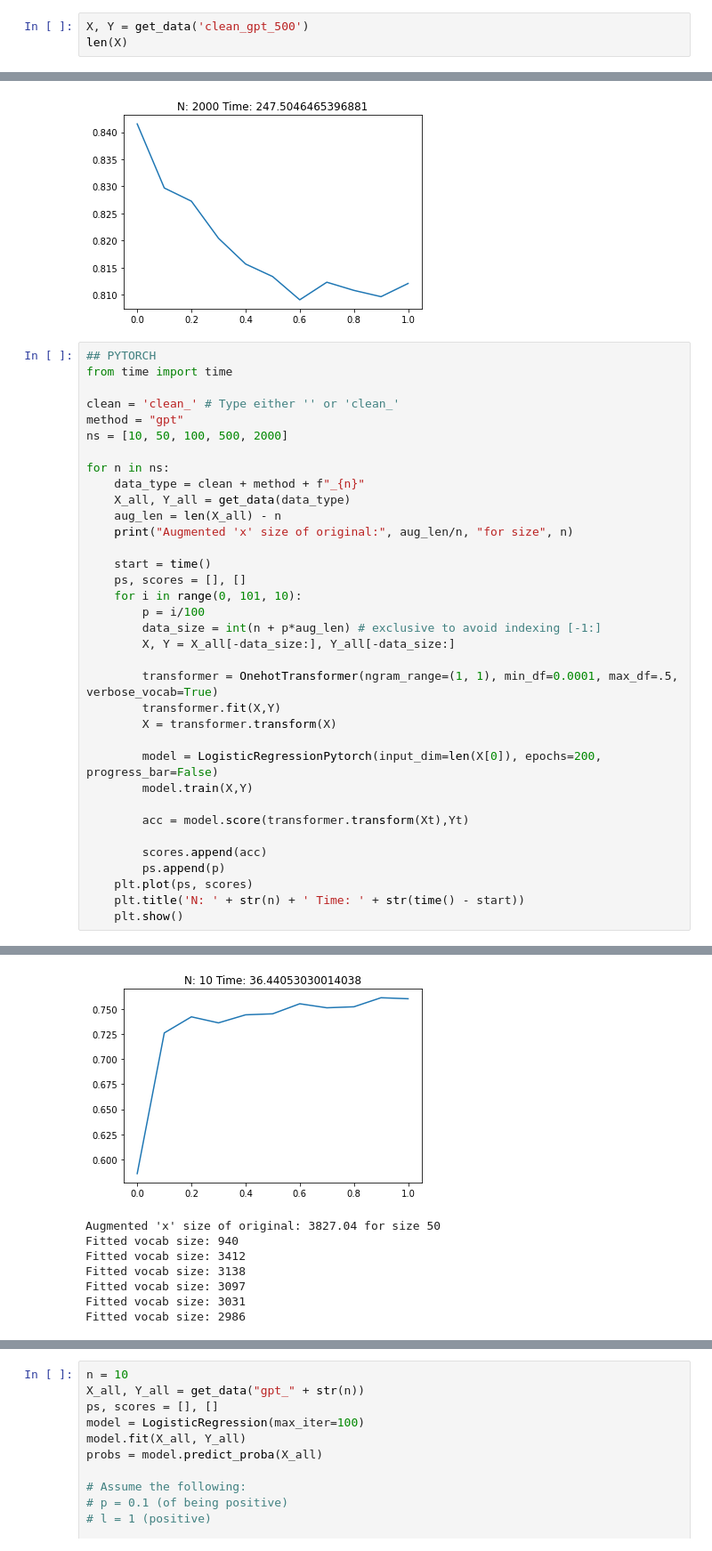
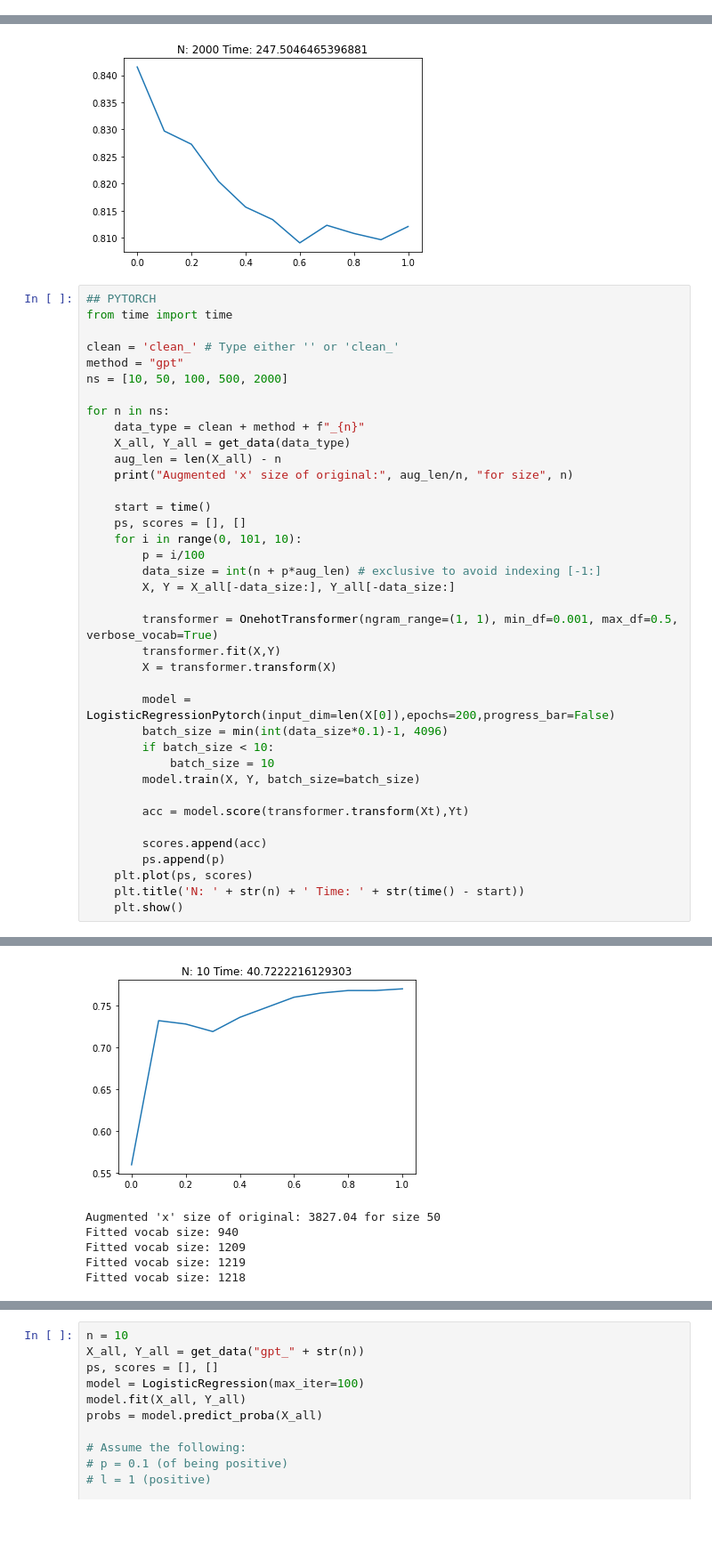
Before and after one commit to Ispanicus/GPTAugmentation, a Jupyter notebook: temp.ipynb, the cells around one changed output, grey strips where cells are left out. Shown at 89% size. Drawn from its saved outputs; the diff is of its cells as text; blank space fills up the shorter version.

Commit message:
ran model using pytorch

```diff
--- a/temp.ipynb
+++ b/temp.ipynb
@@ -28,3 +27,0 @@ FileNotFoundError: [WinError 2] Den angivne fil blev ikke fundet: 'modules'
-# %%
-X, Y = get_data('clean_gpt_500')
-len(X)
@@ -145,12 +140,15 @@ for n in ns:
         data_size = int(n + p*aug_len) # exclusive to avoid indexing [-1:]
         X, Y = X_all[-data_size:], Y_all[-data_size:]
 
-        transformer = OnehotTransformer(ngram_range=(1, 1), min_df=0.0001, max_df=.5, verbose_vocab=True)
+        transformer = OnehotTransformer(ngram_range=(1, 1), min_df=0.001, max_df=0.5, verbose_vocab=True)
         transformer.fit(X,Y)
         X = transformer.transform(X)
 
-        model = LogisticRegressionPytorch(input_dim=len(X[0]), epochs=200, progress_bar=False)
-        model.train(X,Y)
+        model = LogisticRegressionPytorch(input_dim=len(X[0]),epochs=200,progress_bar=False)
+        batch_size = min(int(data_size*0.1)-1, 4096)
+        if batch_size < 10:
+            batch_size = 10
+        model.train(X, Y, batch_size=batch_size)
 
         acc = model.score(transformer.transform(Xt),Yt)
 
@@ -175,8 +173,6 @@ Fitted vocab size: 1441
-[figure, old version]
+[figure, new version]
 Augmented 'x' size of original: 3827.04 for size 50
 Fitted vocab size: 940
-Fitted vocab size: 3412
-Fitted vocab size: 3138
-Fitted vocab size: 3097
-Fitted vocab size: 3031
-Fitted vocab size: 2986
+Fitted vocab size: 1209
+Fitted vocab size: 1219
+Fitted vocab size: 1218
```
Also changed, not shown: parts of 9 cells of this notebook, 3 other files.
